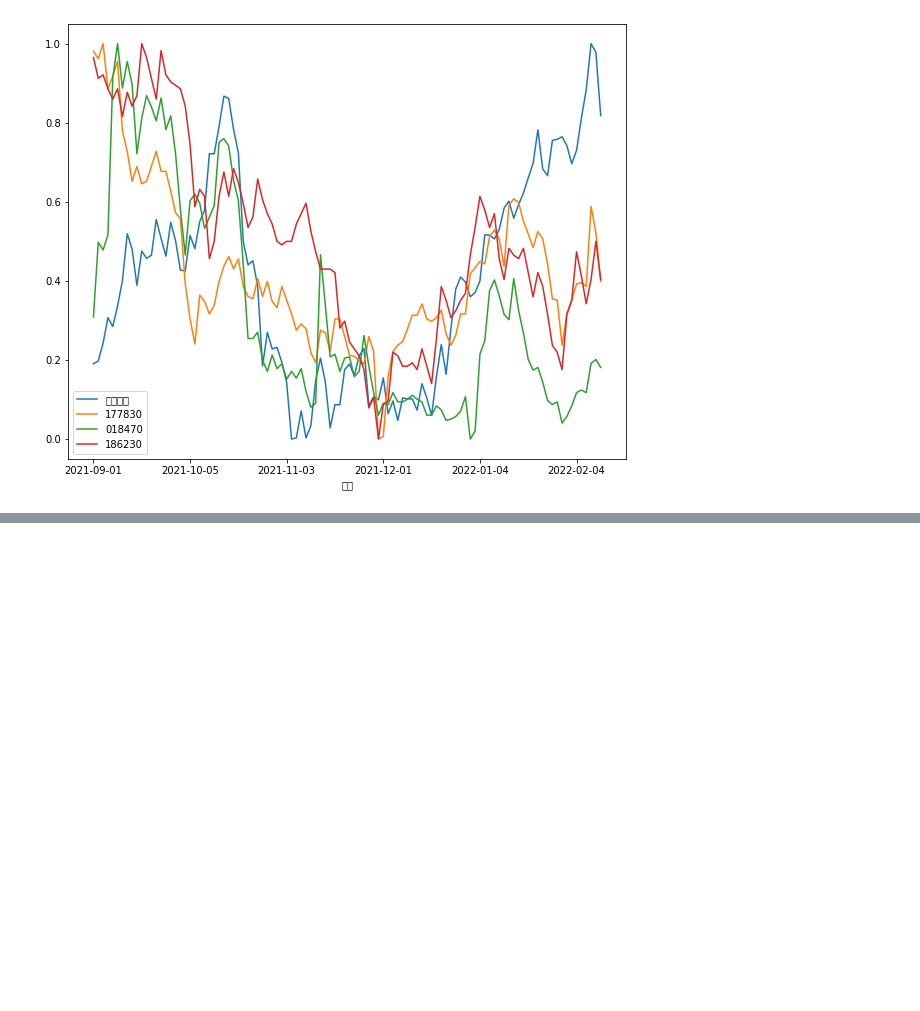
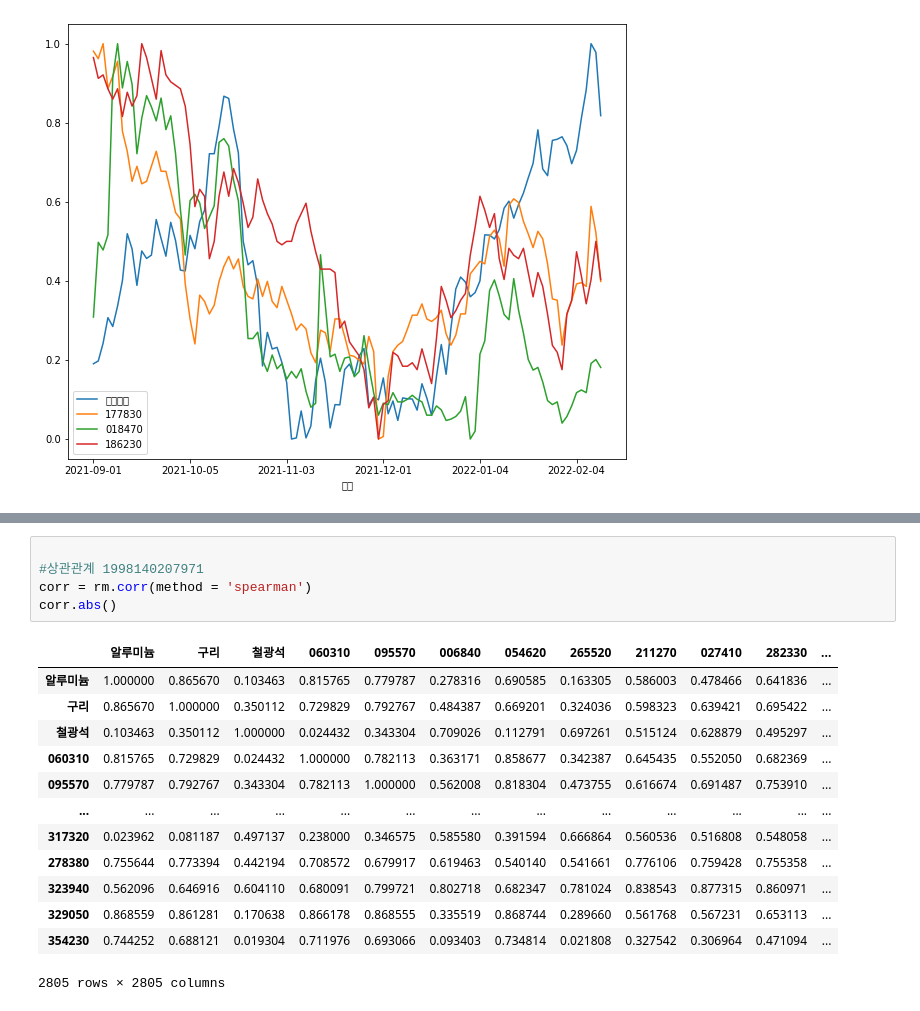
Before and after one commit to qpwisu/Financial_data_analysis, a Jupyter notebook: 원자재와_주식상관관계.ipynb, the cells around one changed output, grey strips where cells are left out. Cells and saved outputs as stored; diff of their text form; blank space fills up the shorter version.

```diff
--- a/원자재와_주식상관관계.ipynb
+++ b/원자재와_주식상관관계.ipynb
@@ -183,0 +253,19 @@ Name: 알루미늄, dtype: float64
+# %%
+
+#상관관계 1998140207971
+corr = rm.corr(method = 'spearman')
+corr.abs()
+# %% [output]
+|  | 알루미늄 | 구리 | 철광석 | 060310 | 095570 | 006840 | 054620 | 265520 | 211270 | 027410 | 282330 | ... |
+| 알루미늄 | 1.000000 | 0.865670 | 0.103463 | 0.815765 | 0.779787 | 0.278316 | 0.690585 | 0.163305 | 0.586003 | 0.478466 | 0.641836 | ... |
+| 구리 | 0.865670 | 1.000000 | 0.350112 | 0.729829 | 0.792767 | 0.484387 | 0.669201 | 0.324036 | 0.598323 | 0.639421 | 0.695422 | ... |
+| 철광석 | 0.103463 | 0.350112 | 1.000000 | 0.024432 | 0.343304 | 0.709026 | 0.112791 | 0.697261 | 0.515124 | 0.628879 | 0.495297 | ... |
+| 060310 | 0.815765 | 0.729829 | 0.024432 | 1.000000 | 0.782113 | 0.363171 | 0.858677 | 0.342387 | 0.645435 | 0.552050 | 0.682369 | ... |
+| 095570 | 0.779787 | 0.792767 | 0.343304 | 0.782113 | 1.000000 | 0.562008 | 0.818304 | 0.473755 | 0.616674 | 0.691487 | 0.753910 | ... |
+| ... | ... | ... | ... | ... | ... | ... | ... | ... | ... | ... | ... | ... |
+| 317320 | 0.023962 | 0.081187 | 0.497137 | 0.238000 | 0.346575 | 0.585580 | 0.391594 | 0.666864 | 0.560536 | 0.516808 | 0.548058 | ... |
+| 278380 | 0.755644 | 0.773394 | 0.442194 | 0.708572 | 0.679917 | 0.619463 | 0.540140 | 0.541661 | 0.776106 | 0.759428 | 0.755358 | ... |
+| 323940 | 0.562096 | 0.646916 | 0.604110 | 0.680091 | 0.799721 | 0.802718 | 0.682347 | 0.781024 | 0.838543 | 0.877315 | 0.860971 | ... |
+| 329050 | 0.868559 | 0.861281 | 0.170638 | 0.866178 | 0.868555 | 0.335519 | 0.868744 | 0.289660 | 0.561768 | 0.567231 | 0.653113 | ... |
+| 354230 | 0.744252 | 0.688121 | 0.019304 | 0.711976 | 0.693066 | 0.093403 | 0.734814 | 0.021808 | 0.327542 | 0.306964 | 0.471094 | ... |
+2805 rows × 2805 columns
```
Also changed, not shown: parts of 9 cells of this notebook.
